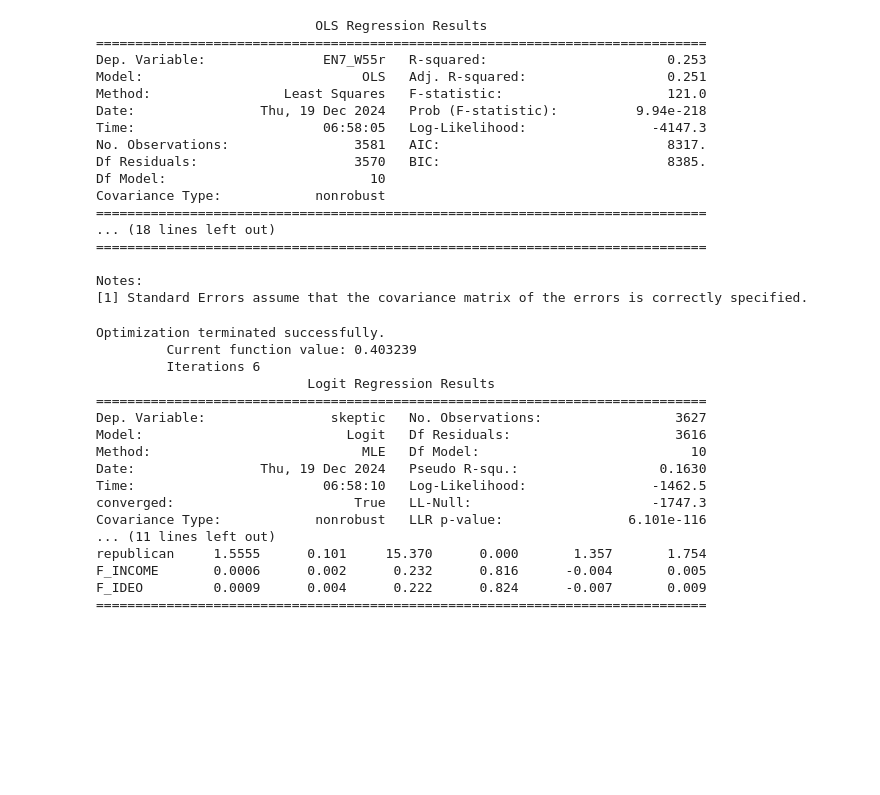
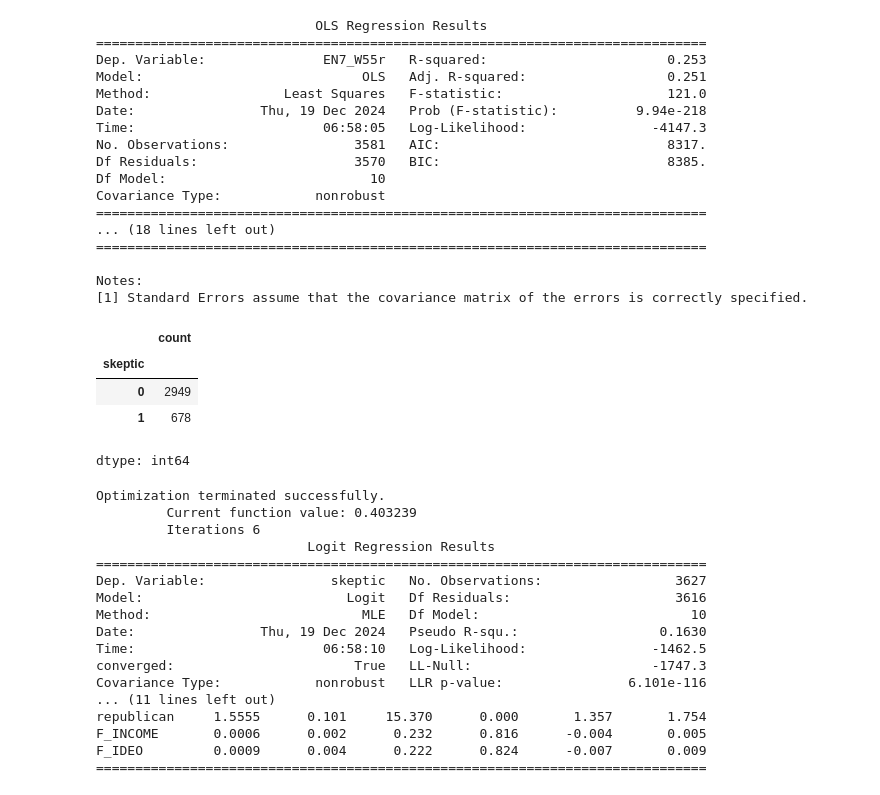
Before and after one commit to 550tealeaves/DATA-70500-working-with-data, a Jupyter notebook: Orig_Lab5_SurveyDataAnalysisPew.ipynb, the cells around one changed output. Drawn from its saved outputs; the diff is of its cells as text; code cells hidden in the pictures; blank space fills up the shorter version.

Commit message:
added additional recode notes

```diff
--- a/Orig_Lab5_SurveyDataAnalysisPew.ipynb
+++ b/Orig_Lab5_SurveyDataAnalysisPew.ipynb
@@ -504,7 +504,15 @@ Covariance Type:            nonrobust
 Notes:
 [1] Standard Errors assume that the covariance matrix of the errors is correctly specified.
 # %%
+# Recode dependent variable as binary
 Climate_df['skeptic'] = np.where(Climate_df['EN7_W55'] > 2, 1, 0)
+Climate_df['skeptic'].value_counts()
+# %% [output]
+|  | count |
+| skeptic |  |
+| 0 | 2949 |
+| 1 | 678 |
+dtype: int64
 # %%
 # Logistic model to predict belief in climate crisis
 Y = Climate_df['skeptic'] # binary measure of belief in climate crisis
```
